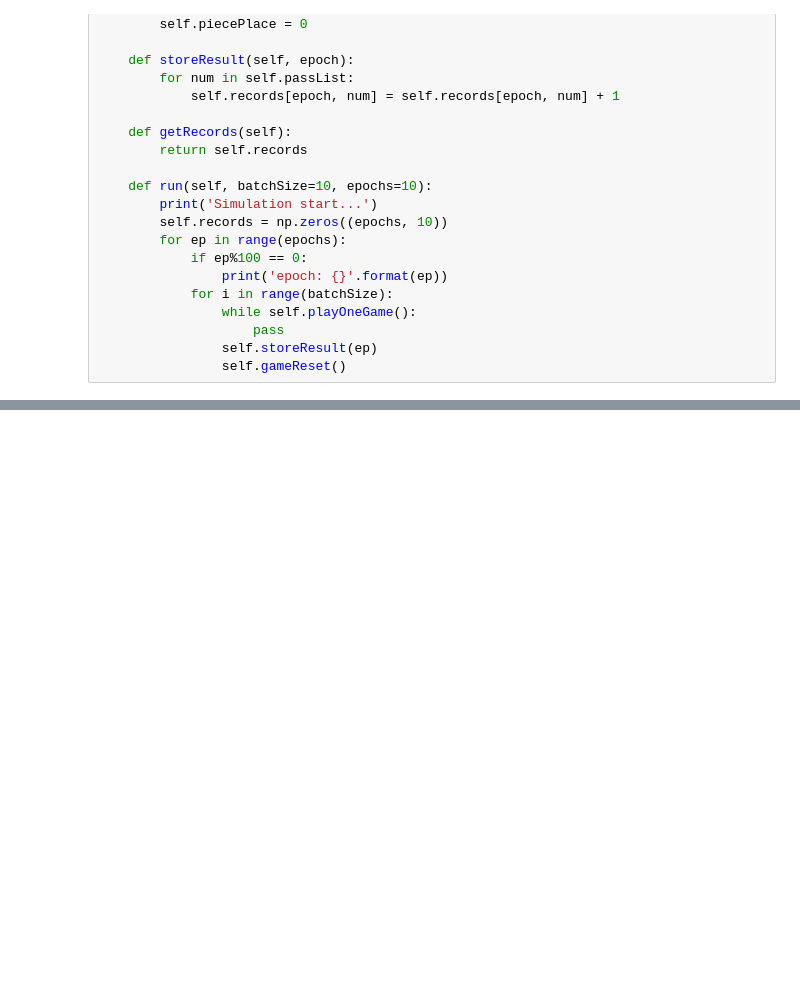
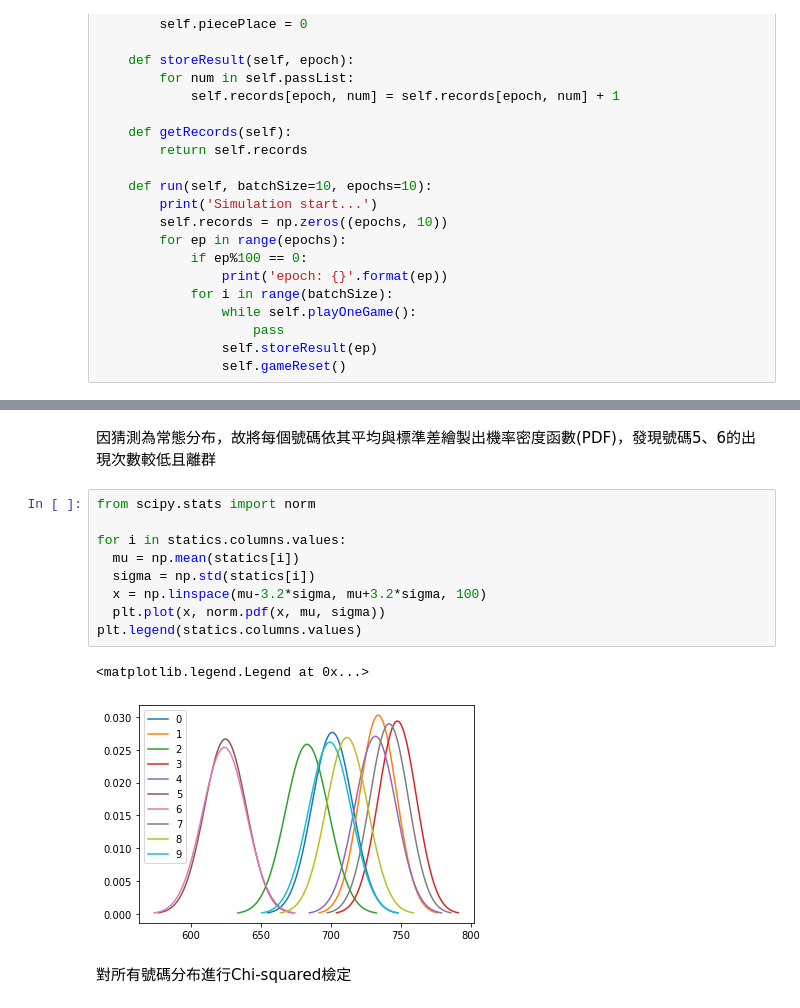
Before and after one commit to tmydali/monopoly-simu, a Jupyter notebook: Monopoly_Yifun.ipynb, the cells around one changed output, grey strips where cells are left out. Cells and saved outputs as stored; diff of their text form; blank space fills up the shorter version.

```diff
--- a/Monopoly_Yifun.ipynb
+++ b/Monopoly_Yifun.ipynb
@@ -103,0 +128,16 @@ plt.bar(statics.columns.values, statics.std(), color='tab:orange')
+# %% [markdown]
+因猜測為常態分布，故將每個號碼依其平均與標準差繪製出機率密度函數(PDF)，發現號碼5、6的出現次數較低且離群
+# %%
+from scipy.stats import norm
+
+for i in statics.columns.values:
+  mu = np.mean(statics[i])
+  sigma = np.std(statics[i])
+  x = np.linspace(mu-3.2*sigma, mu+3.2*sigma, 100)
+  plt.plot(x, norm.pdf(x, mu, sigma))
+plt.legend(statics.columns.values)
+# %% [output]
+<matplotlib.legend.Legend at 0x...>
+[figure, added]
+# %% [markdown]
+對所有號碼分布進行Chi-squared檢定
```
Also changed, not shown: parts of 10 cells of this notebook.
